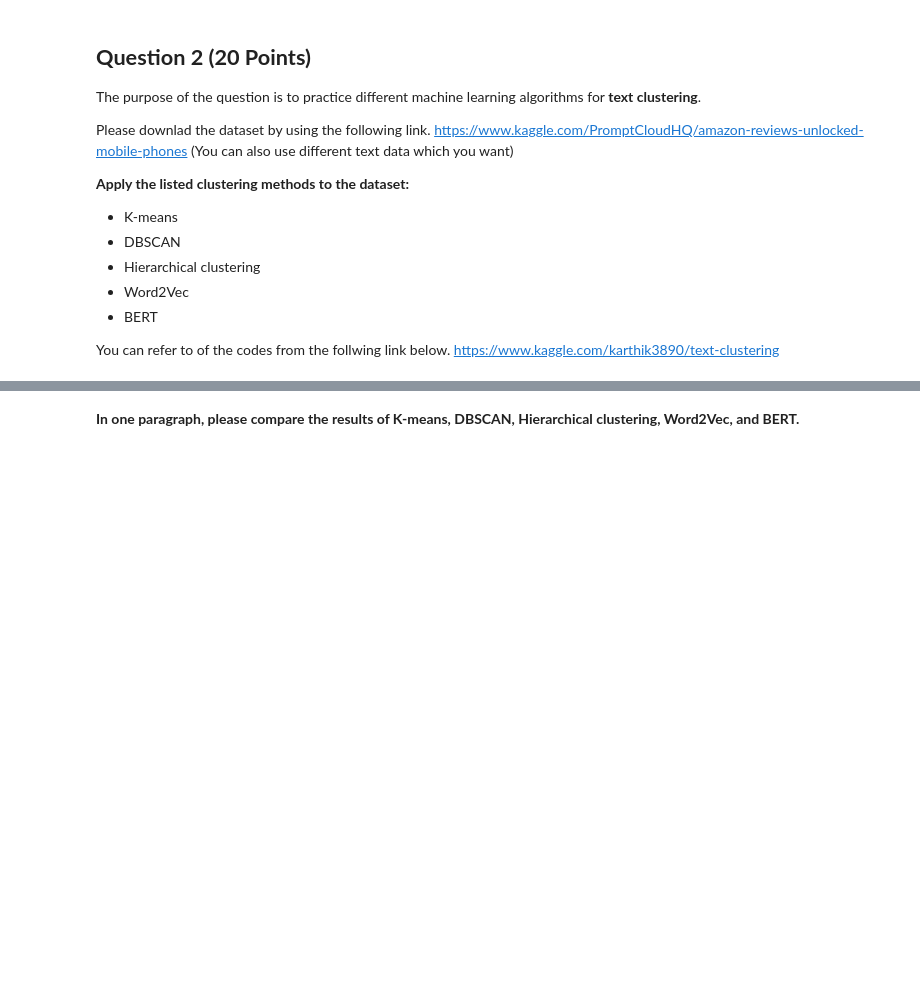
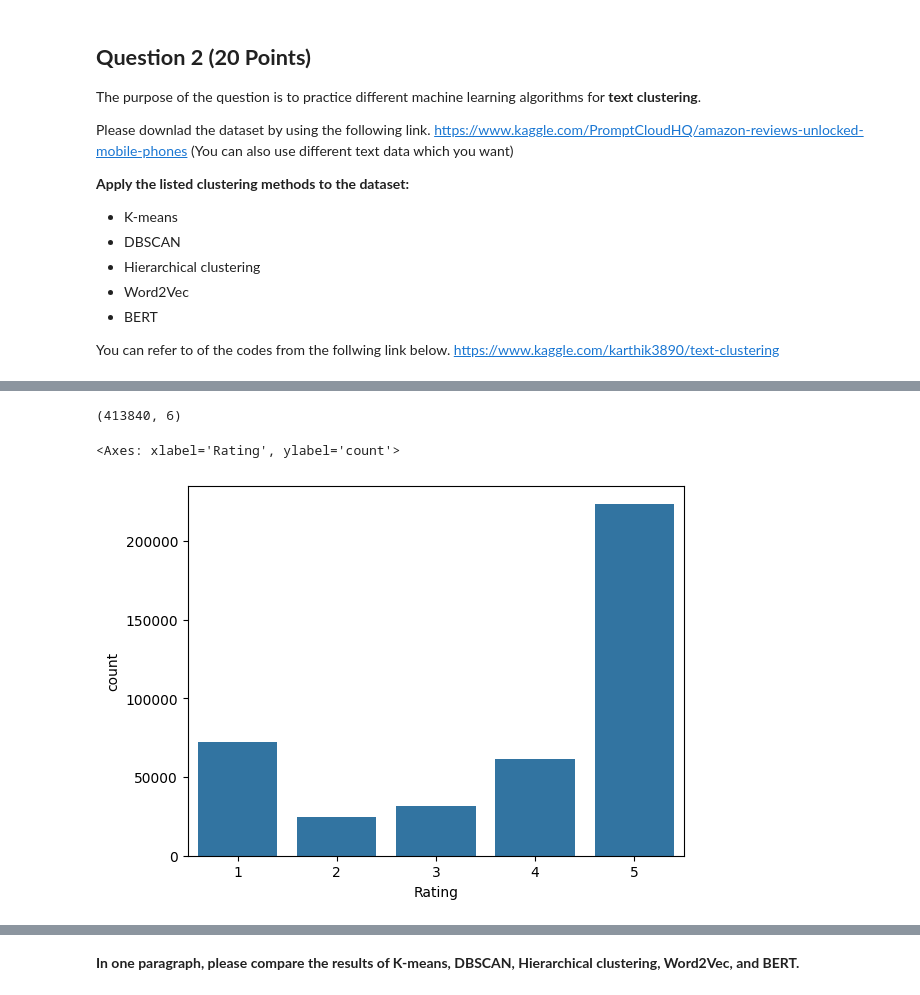
Before and after one commit to TharunSaiVT/INFO-5731, a Jupyter notebook: V_T_Tharun_Sai_Exercise_05.ipynb, the cells around one changed output, grey strips where cells are left out. Saved outputs shown, nothing was run; the diff lists cells and outputs as text; code cells hidden in the pictures; blank space fills up the shorter version.

```diff
--- a/V_T_Tharun_Sai_Exercise_05.ipynb
+++ b/V_T_Tharun_Sai_Exercise_05.ipynb
@@ -223,5 +223,5 @@ https://www.kaggle.com/karthik3890/text-clustering
 # Write your code here
 #Write your code here.
 
-reviews_df = pd.read_csv('/content/drive/My Drive/Colab Notebooks/stsa-train.txt')
+reviews_df = pd.read_csv('/content/drive/My Drive/Colab Notebooks/Amazon_Unlocked_Mobile.csv')
 reviews_df.head()
@@ -227,0 +235,11 @@ reviews_df.head()
+# %%
+reviews_df.shape
+# %% [output]
+(413840, 6)
+# %%
+# understand distribution of customer ratings.
+import seaborn as sns
+sns.countplot(x = "Rating", data=reviews_df)
+# %% [output]
+<Axes: xlabel='Rating', ylabel='count'>
+[figure, added]
```
Also changed, not shown: parts of 59 cells of this notebook.
